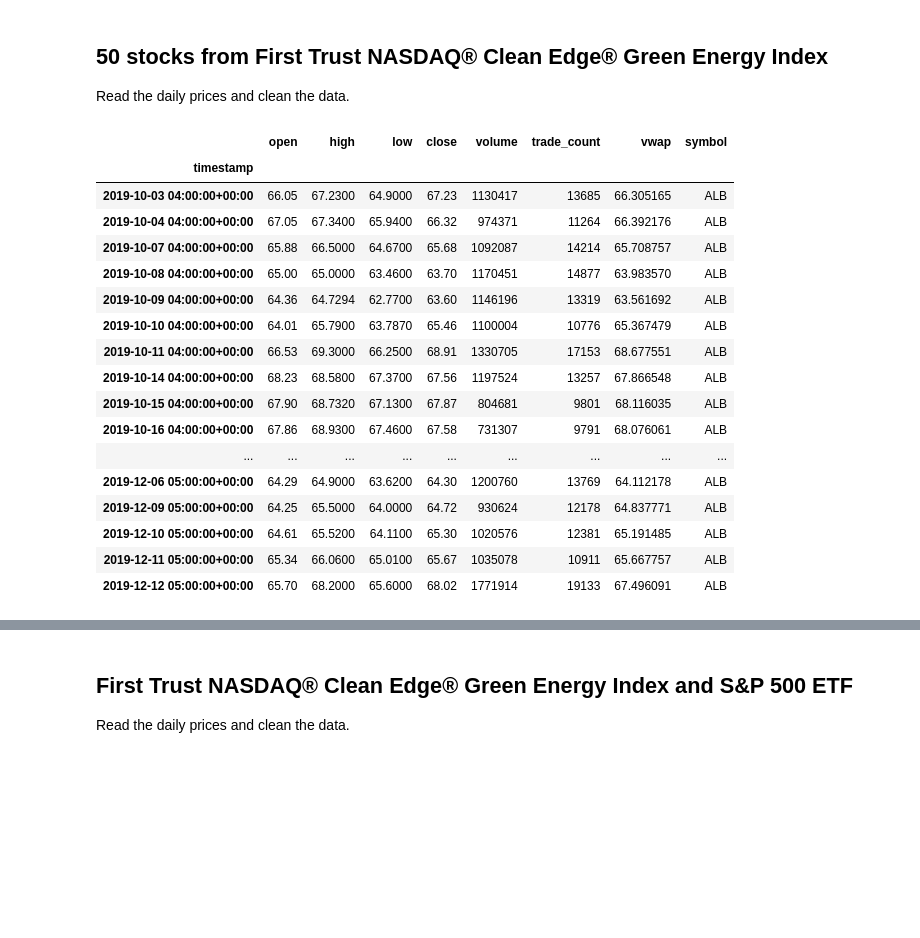
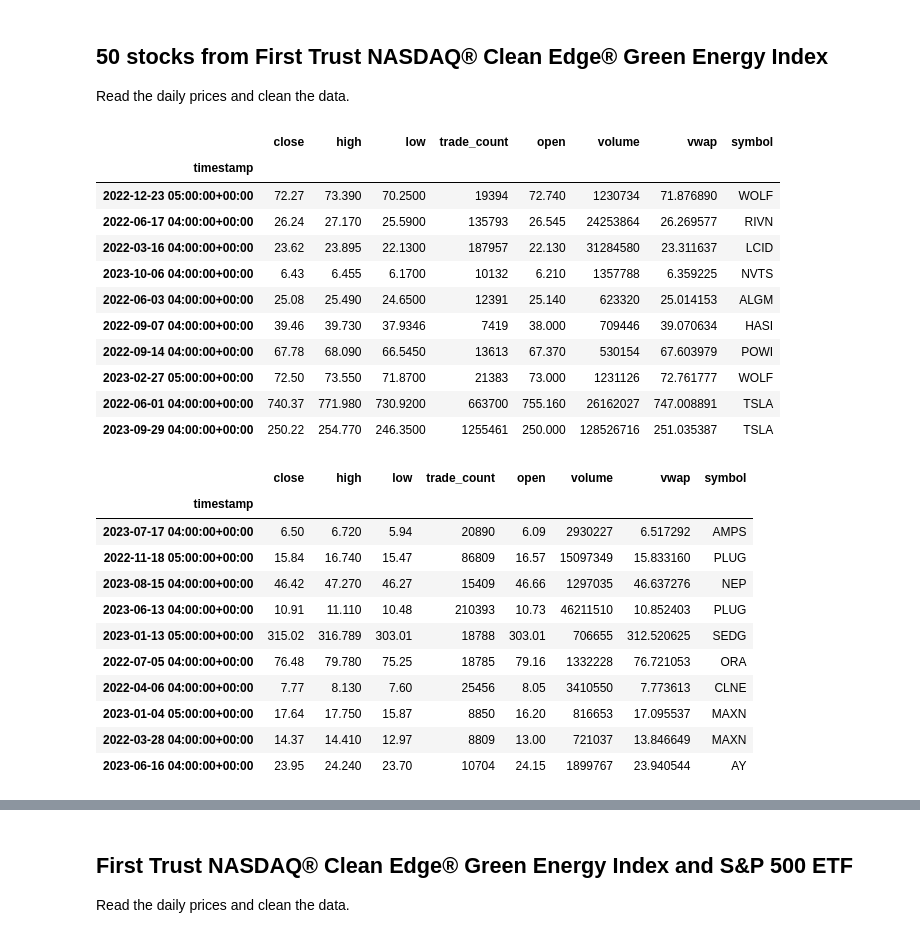
Before and after one commit to ahcano/project1_group4, a Jupyter notebook: green_dataprep.ipynb, the cells around one changed output, grey strips where cells are left out. Cells and saved outputs as stored; diff of their text form; code cells hidden in the pictures; blank space fills up the shorter version.

```diff
--- a/green_dataprep.ipynb
+++ b/green_dataprep.ipynb
@@ -38,45 +35,74 @@ Read the daily prices and clean the data.
 # %%
 # Set timeframe to "1Day"
 timeframe = "1Day"
 
-# Set start and end datetimes of 1 year, between now and 365 days ago.
-start_date = pd.Timestamp("2019-10-03", tz="America/New_York").isoformat()
+# Set start and end datetimes of 3 year, between now and 365 days ago.
+start_date = pd.Timestamp("2022-01-01", tz="America/New_York").isoformat()
 end_date = pd.Timestamp("2023-10-06", tz="America/New_York").isoformat()
 #my subscription does not allow pulling data from the last 15min with end_date = pd.Timestamp.now().date()
 
 # Set the stock tickers
-tickers = ["TSLA", "ON", "ALB", "RIVN", "FSLR", "ENPH", "ENPH", "LCID", "OLED", "SEDG"]
+tickers_1 = ["TSLA", "RIVN", "ON", "LCID", "OLED", "ALGM", "POWI", "WOLF", "ENS", "AEIS", "BE", "VICR", "HASI", "NVTS", "GGR", "LICY"]
 
 # Get 1 year's worth of historical data for all stocks
 # HINT: Set "limit" to at least 10000 so all ticker rows are captured from get_bars()
-df_ticker = api.get_bars(
-    tickers,
+df_Manufacturing_other = api.get_bars(
+    tickers_1,
     timeframe,
     start=start_date,
     end=end_date, limit = 10000
 ).df
 
 # Display sample data
-df_ticker.head(50)
+df_Manufacturing_other.sample(10)
 # %% [output]
-|  | open | high | low | close | volume | trade_count | vwap | symbol |
+|  | close | high | low | trade_count | open | volume | vwap | symbol |
 | timestamp |  |  |  |  |  |  |  |  |
-| 2019-10-03 04:00:00+00:00 | 66.05 | 67.2300 | 64.9000 | 67.23 | 1130417 | 13685 | 66.305165 | ALB |
-| 2019-10-04 04:00:00+00:00 | 67.05 | 67.3400 | 65.9400 | 66.32 | 974371 | 11264 | 66.392176 | ALB |
-| 2019-10-07 04:00:00+00:00 | 65.88 | 66.5000 | 64.6700 | 65.68 | 1092087 | 14214 | 65.708757 | ALB |
-| 2019-10-08 04:00:00+00:00 | 65.00 | 65.0000 | 63.4600 | 63.70 | 1170451 | 14877 | 63.983570 | ALB |
-| 2019-10-09 04:00:00+00:00 | 64.36 | 64.7294 | 62.7700 | 63.60 | 1146196 | 13319 | 63.561692 | ALB |
-| 2019-10-10 04:00:00+00:00 | 64.01 | 65.7900 | 63.7870 | 65.46 | 1100004 | 10776 | 65.367479 | ALB |
-| 2019-10-11 04:00:00+00:00 | 66.53 | 69.3000 | 66.2500 | 68.91 | 1330705 | 17153 | 68.677551 | ALB |
-| 2019-10-14 04:00:00+00:00 | 68.23 | 68.5800 | 67.3700 | 67.56 | 1197524 | 13257 | 67.866548 | ALB |
-| 2019-10-15 04:00:00+00:00 | 67.90 | 68.7320 | 67.1300 | 67.87 | 804681 | 9801 | 68.116035 | ALB |
-| 2019-10-16 04:00:00+00:00 | 67.86 | 68.9300 | 67.4600 | 67.58 | 731307 | 9791 | 68.076061 | ALB |
-| ... | ... | ... | ... | ... | ... | ... | ... | ... |
-| 2019-12-06 05:00:00+00:00 | 64.29 | 64.9000 | 63.6200 | 64.30 | 1200760 | 13769 | 64.112178 | ALB |
-| 2019-12-09 05:00:00+00:00 | 64.25 | 65.5000 | 64.0000 | 64.72 | 930624 | 12178 | 64.837771 | ALB |
-| 2019-12-10 05:00:00+00:00 | 64.61 | 65.5200 | 64.1100 | 65.30 | 1020576 | 12381 | 65.191485 | ALB |
-| 2019-12-11 05:00:00+00:00 | 65.34 | 66.0600 | 65.0100 | 65.67 | 1035078 | 10911 | 65.667757 | ALB |
-| 2019-12-12 05:00:00+00:00 | 65.70 | 68.2000 | 65.6000 | 68.02 | 1771914 | 19133 | 67.496091 | ALB |
+| 2022-12-23 05:00:00+00:00 | 72.27 | 73.390 | 70.2500 | 19394 | 72.740 | 1230734 | 71.876890 | WOLF |
+| 2022-06-17 04:00:00+00:00 | 26.24 | 27.170 | 25.5900 | 135793 | 26.545 | 24253864 | 26.269577 | RIVN |
+| 2022-03-16 04:00:00+00:00 | 23.62 | 23.895 | 22.1300 | 187957 | 22.130 | 31284580 | 23.311637 | LCID |
+| 2023-10-06 04:00:00+00:00 | 6.43 | 6.455 | 6.1700 | 10132 | 6.210 | 1357788 | 6.359225 | NVTS |
+| 2022-06-03 04:00:00+00:00 | 25.08 | 25.490 | 24.6500 | 12391 | 25.140 | 623320 | 25.014153 | ALGM |
+| 2022-09-07 04:00:00+00:00 | 39.46 | 39.730 | 37.9346 | 7419 | 38.000 | 709446 | 39.070634 | HASI |
+| 2022-09-14 04:00:00+00:00 | 67.78 | 68.090 | 66.5450 | 13613 | 67.370 | 530154 | 67.603979 | POWI |
+| 2023-02-27 05:00:00+00:00 | 72.50 | 73.550 | 71.8700 | 21383 | 73.000 | 1231126 | 72.761777 | WOLF |
+| 2022-06-01 04:00:00+00:00 | 740.37 | 771.980 | 730.9200 | 663700 | 755.160 | 26162027 | 747.008891 | TSLA |
+| 2023-09-29 04:00:00+00:00 | 250.22 | 254.770 | 246.3500 | 1255461 | 250.000 | 128526716 | 251.035387 | TSLA |
+# %%
+# Set timeframe to "1Day"
+timeframe = "1Day"
+
+# Set start and end datetimes of 3 year, between now and 365 days ago.
+start_date = pd.Timestamp("2022-01-01", tz="America/New_York").isoformat()
+end_date = pd.Timestamp("2023-10-06", tz="America/New_York").isoformat()
+
+# Set the stock tickers
+tickers_2 = ["FSLR", "ENPH", "SEDG", "BEP", "ARRY", "ORA", "PLUG", "SHLS", "ITRI", "RUN", "NXT", "NEP", "AY", "CWEN", "RNW", "AMRC", "NOVA", "SPWR", "CLNE", "AMPS", "STEM", "FCEL", "MAXN" ]
+
+# Get 1 year's worth of historical data for all stocks
+# HINT: Set "limit" to at least 10000 so all ticker rows are captured from get_bars()
+df_Renewable = api.get_bars(
+    tickers_2,
+    timeframe,
+    start=start_date,
+    end=end_date, limit = 10000
+).df
+
+# Display sample data
+df_Renewable.sample(10)
+# %% [output]
+|  | close | high | low | trade_count | open | volume | vwap | symbol |
+| timestamp |  |  |  |  |  |  |  |  |
+| 2023-07-17 04:00:00+00:00 | 6.50 | 6.720 | 5.94 | 20890 | 6.09 | 2930227 | 6.517292 | AMPS |
+| 2022-11-18 05:00:00+00:00 | 15.84 | 16.740 | 15.47 | 86809 | 16.57 | 15097349 | 15.833160 | PLUG |
+| 2023-08-15 04:00:00+00:00 | 46.42 | 47.270 | 46.27 | 15409 | 46.66 | 1297035 | 46.637276 | NEP |
+| 2023-06-13 04:00:00+00:00 | 10.91 | 11.110 | 10.48 | 210393 | 10.73 | 46211510 | 10.852403 | PLUG |
+| 2023-01-13 05:00:00+00:00 | 315.02 | 316.789 | 303.01 | 18788 | 303.01 | 706655 | 312.520625 | SEDG |
+| 2022-07-05 04:00:00+00:00 | 76.48 | 79.780 | 75.25 | 18785 | 79.16 | 1332228 | 76.721053 | ORA |
+| 2022-04-06 04:00:00+00:00 | 7.77 | 8.130 | 7.60 | 25456 | 8.05 | 3410550 | 7.773613 | CLNE |
+| 2023-01-04 05:00:00+00:00 | 17.64 | 17.750 | 15.87 | 8850 | 16.20 | 816653 | 17.095537 | MAXN |
+| 2022-03-28 04:00:00+00:00 | 14.37 | 14.410 | 12.97 | 8809 | 13.00 | 721037 | 13.846649 | MAXN |
+| 2023-06-16 04:00:00+00:00 | 23.95 | 24.240 | 23.70 | 10704 | 24.15 | 1899767 | 23.940544 | AY |
 # %%
 # Set timeframe to "1Day"
 timeframe = "1Day"
```
Also changed, not shown: parts of 17 cells of this notebook.
